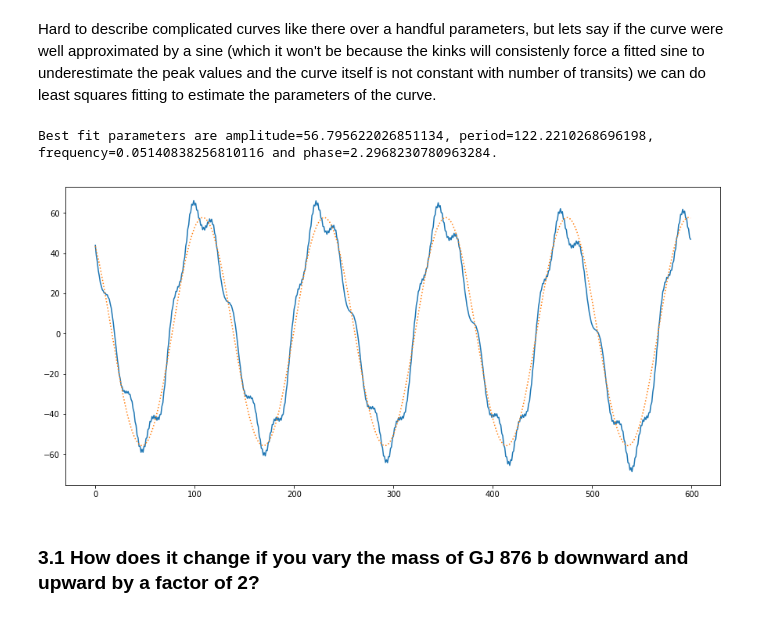
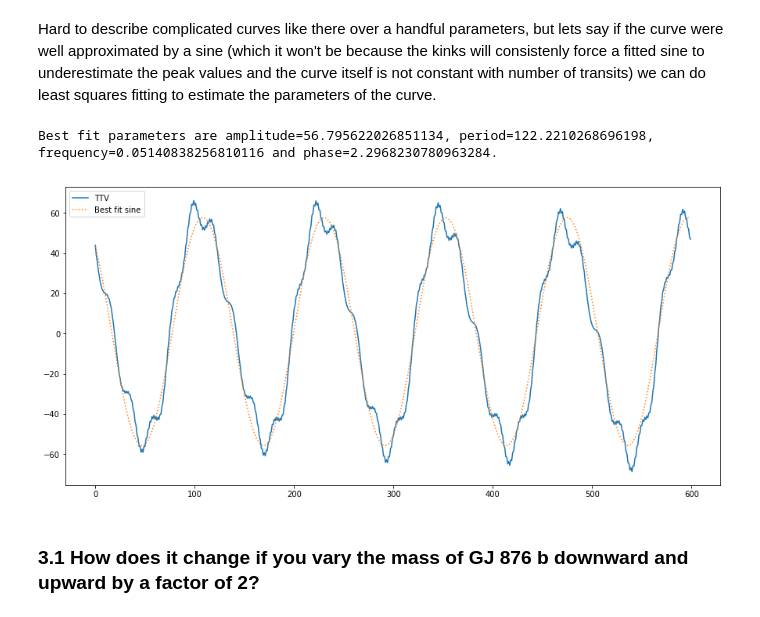
Before and after one commit to DinoBektesevic/ASTR597-Exoplanets, a Jupyter notebook: DinoBektesevic_HW3.ipynb, the cells around one changed output. Drawn from its saved outputs; the diff is of its cells as text; code cells hidden in the pictures.

Commit message:
Corrected HW3, forgot legends.

```diff
--- a/DinoBektesevic_HW3.ipynb
+++ b/DinoBektesevic_HW3.ipynb
@@ -541,25 +541,27 @@ Hard to describe complicated curves like there over a handful parameters, but le
 # %%
 optimize_func = lambda x: x[0]*np.sin(x[1]*x1+x[2]) + x[3] - y1
 
 mean = 0
 phase = np.pi/2
 freq = 0.05
 amp = 80
 
 amp, freq, phase, mean = optimize.leastsq(optimize_func, [amp, freq, phase, mean])[0]
 fine_t = np.arange(0, len(x1) ,0.1)
 
 data_fit=est_amp*np.sin(est_freq*x1+est_phase)+est_mean
 
 fig, ax = plt.subplots(1, 1, figsize=(15, 7))
 
 ax.plot(x1, y1, label='TTV')
 ax.plot(x1, data_fit, ':', label='Best fit sine')
 
+plt.legend()
+
 print(f'Best fit parameters are amplitude={amp}, period={2*np.pi/freq}, frequency={freq} and phase={phase}.')
 # %% [output]
 Best fit parameters are amplitude=56.795622026851134, period=122.2210268696198, frequency=0.05140838256810116 and phase=2.2968230780963284.
-[figure, old version]
+[figure, new version]
 # %% [markdown]
 ### 3.1 How does it change if you vary the mass of GJ 876 b downward and upward by a factor of 2?
 # %%
```
